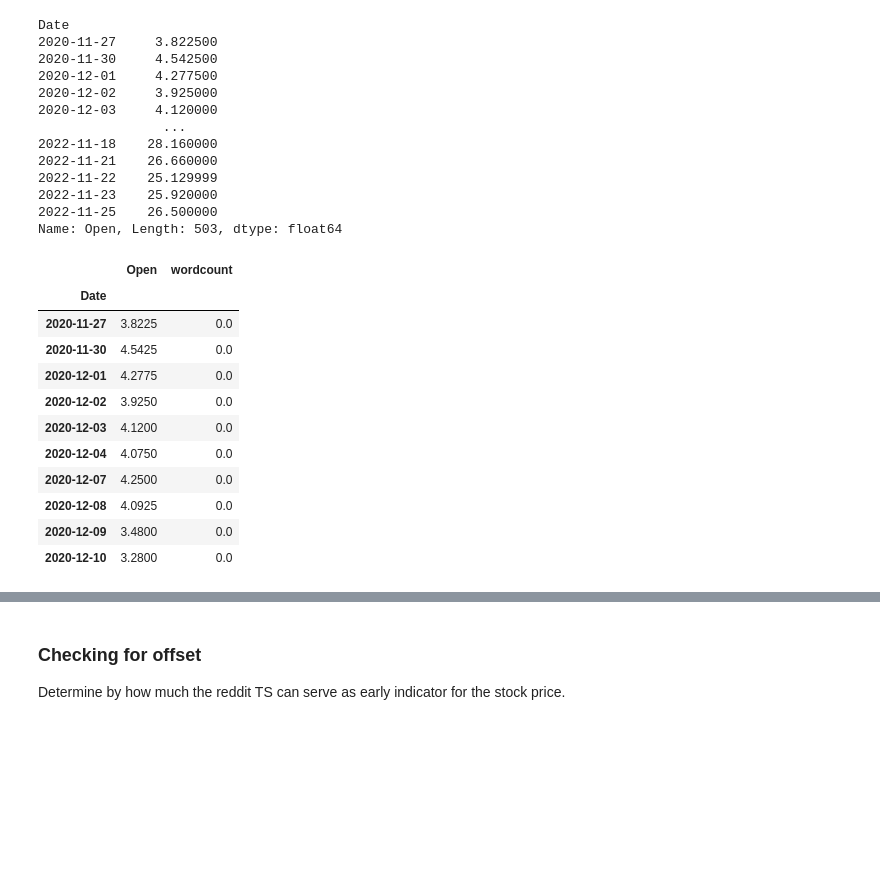
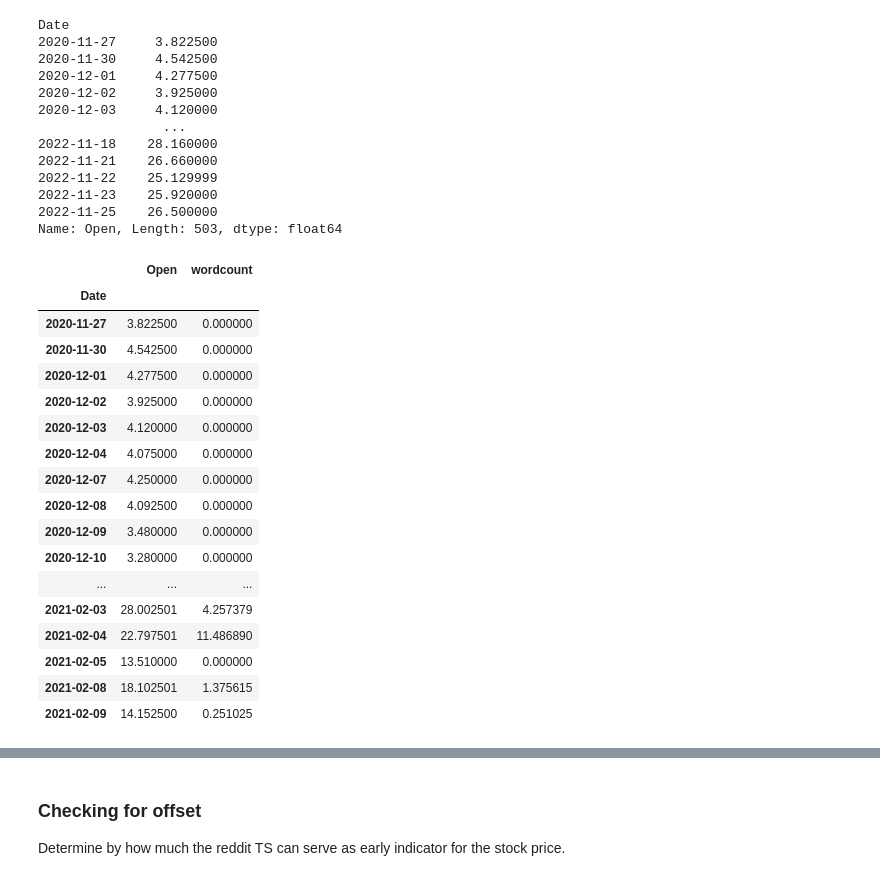
Before and after one commit to adavidho/Stonkscast, a Jupyter notebook: explorative/analysis/explorative_analysis.ipynb, the cells around one changed output, grey strips where cells are left out. Cells and saved outputs as stored; diff of their text form; code cells hidden in the pictures; blank space fills up the shorter version.

```diff
--- a/explorative/analysis/explorative_analysis.ipynb
+++ b/explorative/analysis/explorative_analysis.ipynb
@@ -4,16 +4,20 @@ import numpy as np
 import matplotlib.pyplot as plt
 # %%
 gme_stock = pd.read_csv("../stock_prices/GME.csv", index_col=0)
-gme_wc = pd.read_csv("../../data_works/wc_ts_exports/wc_GME.csv", low_memory=False, index_col=0)
+gme_wc = pd.read_csv(
+    "../../data_works/wc_ts_exports/wc_GME.csv", low_memory=False, index_col=0)
 
 amc_stock = pd.read_csv("../stock_prices/AMC.csv", index_col=0)
-amc_wc = pd.read_csv("../../data_works/wc_ts_exports/wc_AMC.csv", low_memory=False, index_col=0)
+amc_wc = pd.read_csv(
+    "../../data_works/wc_ts_exports/wc_AMC.csv", low_memory=False, index_col=0)
 
 bbby_stock = pd.read_csv("../stock_prices/GME.csv", index_col=0)
-bbby_wc = pd.read_csv("../../data_works/wc_ts_exports/wc_BBBY.csv", low_memory=False, index_col=0)
+bbby_wc = pd.read_csv(
+    "../../data_works/wc_ts_exports/wc_BBBY.csv", low_memory=False, index_col=0)
 
 doge_stock = pd.read_csv("../stock_prices/GME.csv", index_col=0)
-doge_wc = pd.read_csv("../../data_works/wc_ts_exports/wc_DOGECOIN.csv", low_memory=False, index_col=0)
+doge_wc = pd.read_csv(
+    "../../data_works/wc_ts_exports/wc_DOGECOIN.csv", low_memory=False, index_col=0)
 # %% [markdown]
 ### Plotting
 # %%
@@ -49,44 +53,50 @@ plotting_df_doge = pd.DataFrame(doge_stock)
 plotting_df_doge["wordcount"] = doge_wc["word_count"]
 plotting_df_doge.replace(np.nan, 0, inplace=True)
 
 # Normalize Wordcount
 factor = plotting_df_gme["wordcount"].max()/plotting_df_gme["Open"].max()
 plotting_df_gme["wordcount"] = plotting_df_gme["wordcount"]/factor
 
 factor = plotting_df_amc["wordcount"].max()/plotting_df_amc["Open"].max()
 plotting_df_amc["wordcount"] = plotting_df_amc["wordcount"]/factor
 
 factor = plotting_df_bbby["wordcount"].max()/plotting_df_bbby["Open"].max()
 plotting_df_bbby["wordcount"] = plotting_df_bbby["wordcount"]/factor
 
 factor = plotting_df_doge["wordcount"].max()/plotting_df_doge["Open"].max()
 plotting_df_doge["wordcount"] = plotting_df_doge["wordcount"]/factor
 
 # Index to datetime format
 plotting_df_gme.index = pd.DatetimeIndex(plotting_df_gme.index)
 plotting_df_gme.head(10)
 
 plotting_df_amc.index = pd.DatetimeIndex(plotting_df_amc.index)
 plotting_df_amc.head(10)
 
 plotting_df_bbby.index = pd.DatetimeIndex(plotting_df_bbby.index)
 plotting_df_bbby.head(10)
 
 plotting_df_doge.index = pd.DatetimeIndex(plotting_df_doge.index)
-plotting_df_doge.head(10)
+plotting_df_doge.head(50)
 # %% [output]
 |  | Open | wordcount |
 | Date |  |  |
-| 2020-11-27 | 3.8225 | 0.0 |
-| 2020-11-30 | 4.5425 | 0.0 |
-| 2020-12-01 | 4.2775 | 0.0 |
-| 2020-12-02 | 3.9250 | 0.0 |
-| 2020-12-03 | 4.1200 | 0.0 |
-| 2020-12-04 | 4.0750 | 0.0 |
-| 2020-12-07 | 4.2500 | 0.0 |
-| 2020-12-08 | 4.0925 | 0.0 |
-| 2020-12-09 | 3.4800 | 0.0 |
-| 2020-12-10 | 3.2800 | 0.0 |
+| 2020-11-27 | 3.822500 | 0.000000 |
+| 2020-11-30 | 4.542500 | 0.000000 |
+| 2020-12-01 | 4.277500 | 0.000000 |
+| 2020-12-02 | 3.925000 | 0.000000 |
+| 2020-12-03 | 4.120000 | 0.000000 |
+| 2020-12-04 | 4.075000 | 0.000000 |
+| 2020-12-07 | 4.250000 | 0.000000 |
+| 2020-12-08 | 4.092500 | 0.000000 |
+| 2020-12-09 | 3.480000 | 0.000000 |
+| 2020-12-10 | 3.280000 | 0.000000 |
+| ... | ... | ... |
+| 2021-02-03 | 28.002501 | 4.257379 |
+| 2021-02-04 | 22.797501 | 11.486890 |
+| 2021-02-05 | 13.510000 | 0.000000 |
+| 2021-02-08 | 18.102501 | 1.375615 |
+| 2021-02-09 | 14.152500 | 0.251025 |
 # %%
 from datetime import datetime
 for i in range(len(plotting_df_amc.index)):
```
Also changed, not shown: parts of 4 cells of this notebook, 2 other files.
